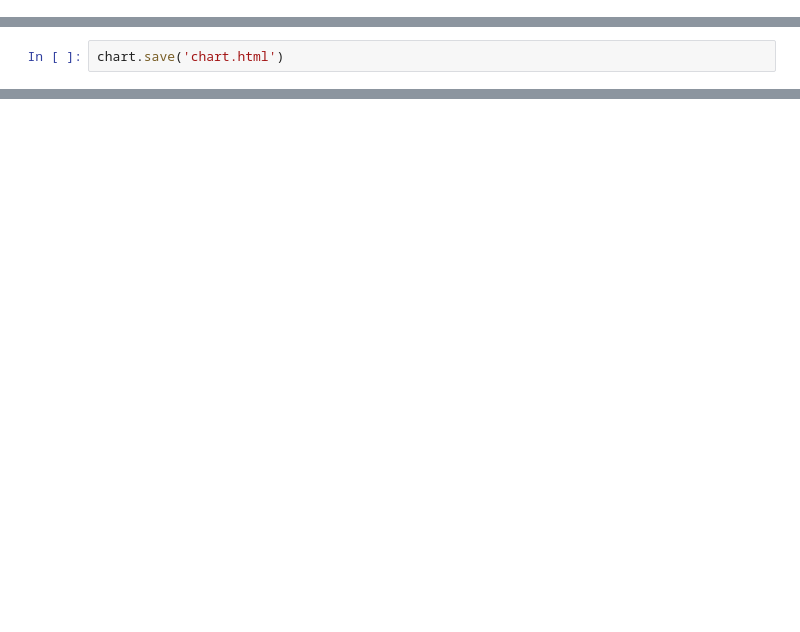
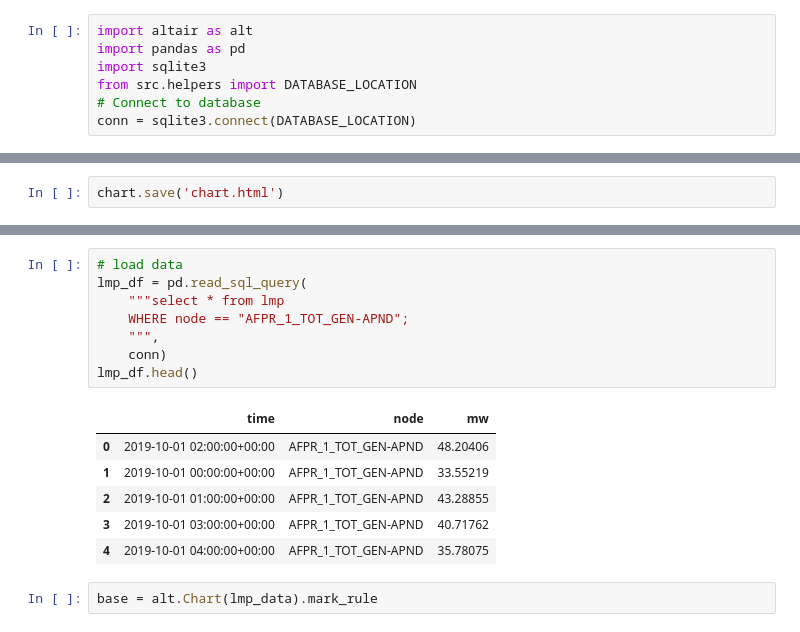
Before and after one commit to caheredia/caiso_connector, a Jupyter notebook: LMP_plot.ipynb, the cells around one changed output, grey strips where cells are left out. Drawn from its saved outputs; the diff is of its cells as text; blank space fills up the shorter version.

```diff
--- a/LMP_plot.ipynb
+++ b/LMP_plot.ipynb
@@ -3,3 +1,10 @@ import altair as alt
+# %%
+import altair as alt
+import pandas as pd
+import sqlite3
+from src.helpers import DATABASE_LOCATION
+# Connect to database
+conn = sqlite3.connect(DATABASE_LOCATION)
 # %%
 import pandas as pd
 data = pd.DataFrame({'a': list('CCCDDDEEE'),
@@ -31,0 +41,17 @@ chart.save('chart.html')
+# %%
+# load data
+lmp_df = pd.read_sql_query(
+    """select * from lmp
+    WHERE node == "AFPR_1_TOT_GEN-APND";
+    """,
+    conn)
+lmp_df.head()
+# %% [output]
+|  | time | node | mw |
+| 0 | 2019-10-01 02:00:00+00:00 | AFPR_1_TOT_GEN-APND | 48.20406 |
+| 1 | 2019-10-01 00:00:00+00:00 | AFPR_1_TOT_GEN-APND | 33.55219 |
+| 2 | 2019-10-01 01:00:00+00:00 | AFPR_1_TOT_GEN-APND | 43.28855 |
+| 3 | 2019-10-01 03:00:00+00:00 | AFPR_1_TOT_GEN-APND | 40.71762 |
+| 4 | 2019-10-01 04:00:00+00:00 | AFPR_1_TOT_GEN-APND | 35.78075 |
+# %%
+base = alt.Chart(lmp_data).mark_rule
```
Also changed, not shown: parts of 2 cells of this notebook, 2 other files.
